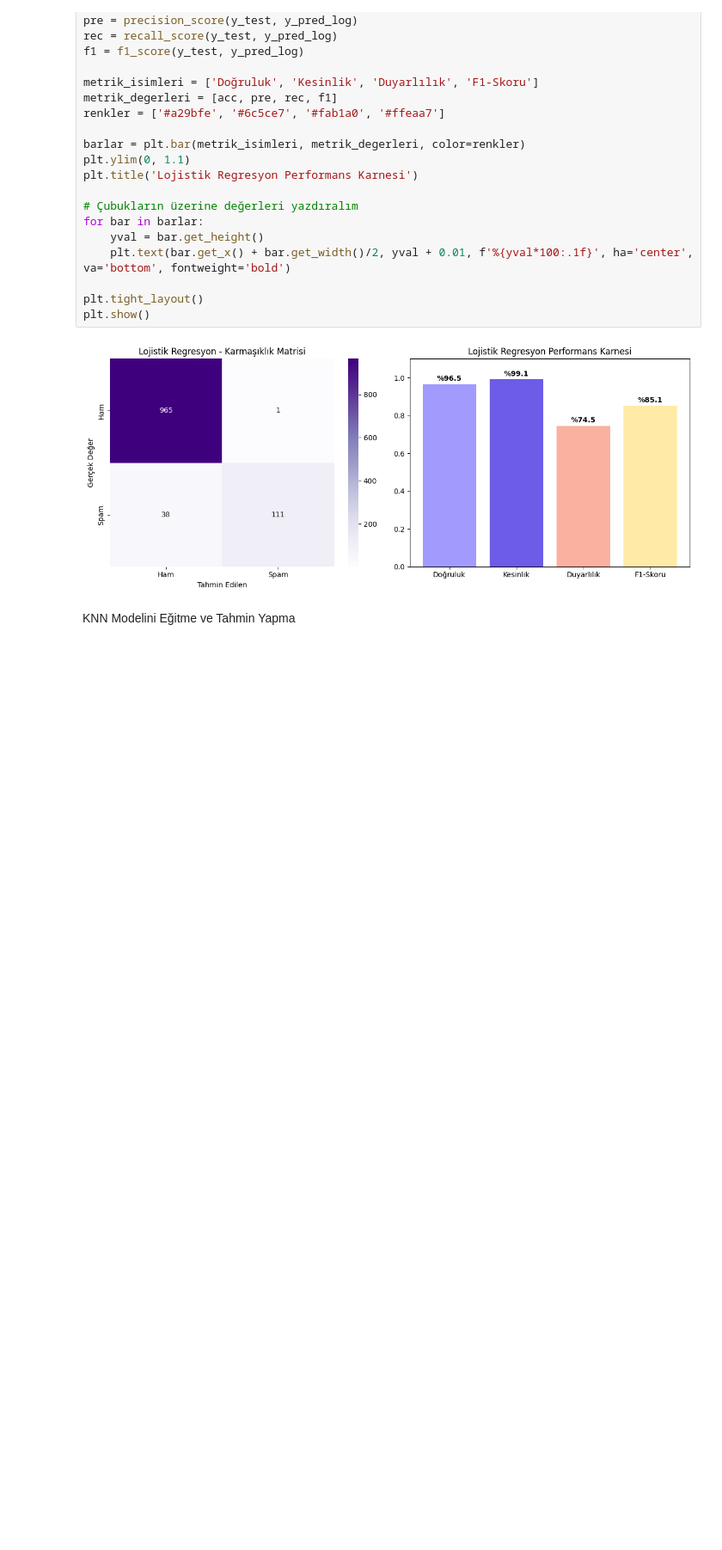
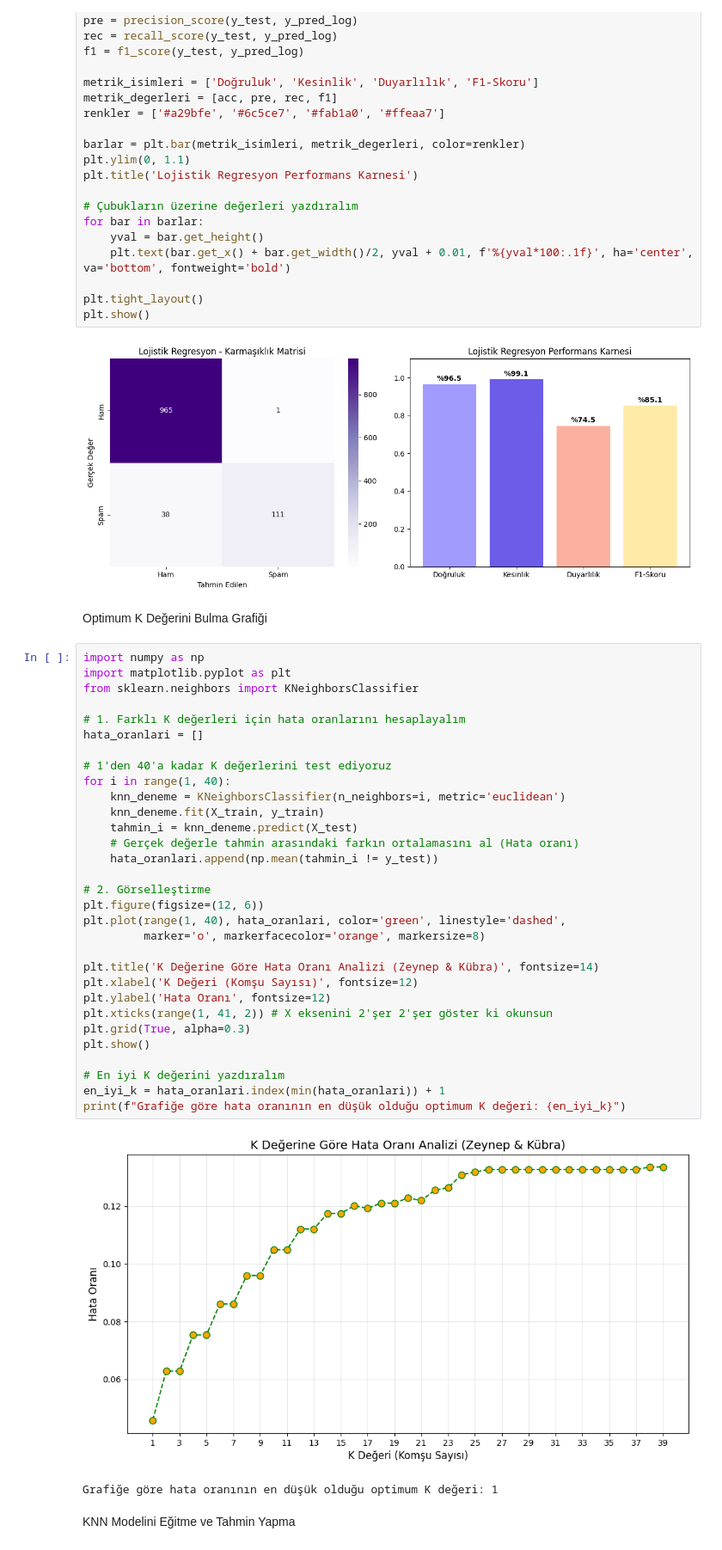
Before and after one commit to zeynepbykn/SMS_Spam_Tespiti_Proje, a Jupyter notebook: SMS_spam_veriBilimi_proje.ipynb, the cells around one changed output. Shown at 86% size. Drawn from its saved outputs; the diff is of its cells as text; blank space fills up the shorter version.

```diff
--- a/SMS_spam_veriBilimi_proje.ipynb
+++ b/SMS_spam_veriBilimi_proje.ipynb
@@ -439,6 +465,42 @@ plt.tight_layout()
 plt.show()
 # %% [output]
 [figure]
+# %% [markdown]
+Optimum K Değerini Bulma Grafiği
+# %%
+import numpy as np
+import matplotlib.pyplot as plt
+from sklearn.neighbors import KNeighborsClassifier
+
+# 1. Farklı K değerleri için hata oranlarını hesaplayalım
+hata_oranlari = []
+
+# 1'den 40'a kadar K değerlerini test ediyoruz
+for i in range(1, 40):
+    knn_deneme = KNeighborsClassifier(n_neighbors=i, metric='euclidean')
+    knn_deneme.fit(X_train, y_train)
+    tahmin_i = knn_deneme.predict(X_test)
+    # Gerçek değerle tahmin arasındaki farkın ortalamasını al (Hata oranı)
+    hata_oranlari.append(np.mean(tahmin_i != y_test))
+
+# 2. Görselleştirme
+plt.figure(figsize=(12, 6))
+plt.plot(range(1, 40), hata_oranlari, color='green', linestyle='dashed',
+         marker='o', markerfacecolor='orange', markersize=8)
+
+plt.title('K Değerine Göre Hata Oranı Analizi (Zeynep & Kübra)', fontsize=14)
+plt.xlabel('K Değeri (Komşu Sayısı)', fontsize=12)
+plt.ylabel('Hata Oranı', fontsize=12)
+plt.xticks(range(1, 41, 2)) # X eksenini 2'şer 2'şer göster ki okunsun
+plt.grid(True, alpha=0.3)
+plt.show()
+
+# En iyi K değerini yazdıralım
+en_iyi_k = hata_oranlari.index(min(hata_oranlari)) + 1
+print(f"Grafiğe göre hata oranının en düşük olduğu optimum K değeri: {en_iyi_k}")
+# %% [output]
+[figure, added]
+Grafiğe göre hata oranının en düşük olduğu optimum K değeri: 1
 # %% [markdown]
 KNN Modelini Eğitme ve Tahmin Yapma
 # %%
```
Also changed, not shown: parts of 9 cells of this notebook.
